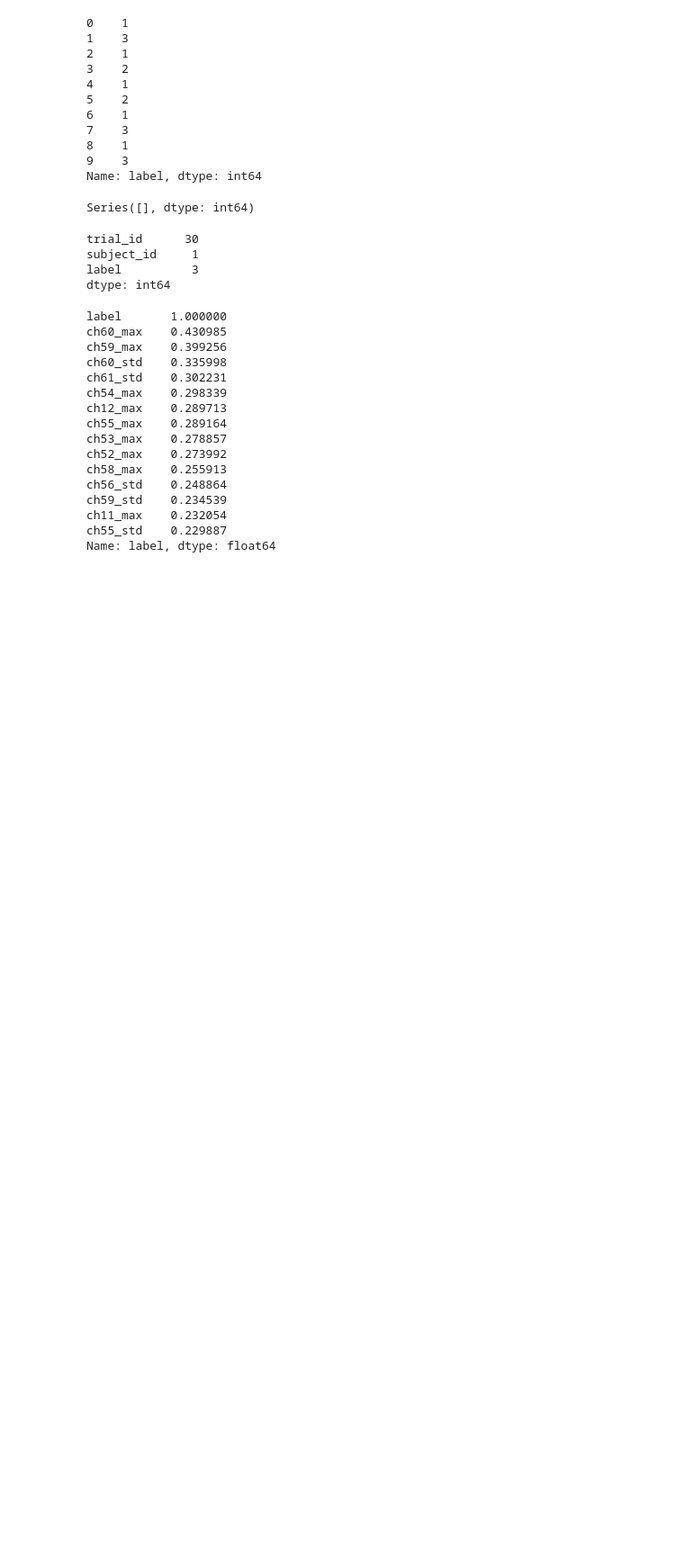
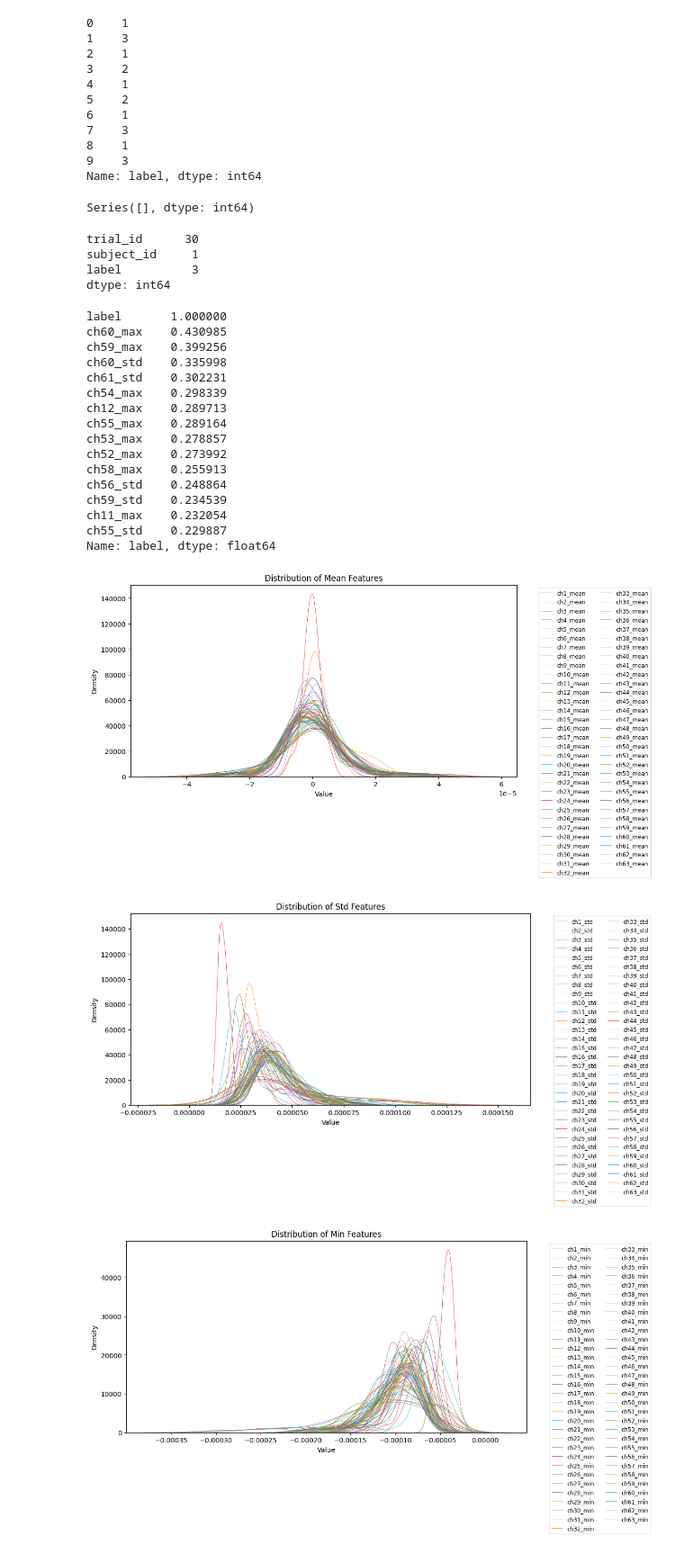
Before and after one commit to miriamlandau1999/predict_hand_imagery, a Jupyter notebook: notebooks/02_exploratory_data_analysis.ipynb, the cells around one changed output. Shown at 90% size. Saved outputs shown, nothing was run; the diff lists cells and outputs as text; code cells hidden in the pictures; blank space fills up the shorter version.

Commit message:
Analyze distribution in 02 notebook. Install seaborn

```diff
--- a/notebooks/02_exploratory_data_analysis.ipynb
+++ b/notebooks/02_exploratory_data_analysis.ipynb
@@ -72,3 +74,36 @@ ch59_std    0.234539
 ch11_max    0.232054
 ch55_std    0.229887
 Name: label, dtype: float64
+# %%
+#Analyze Distribution
+
+#filter group of features per metric
+mean_features = [f'ch{i}_mean' for i in range(1,64)]
+
+std_features = [f'ch{i}_std' for i in range(1,64)]
+
+min_features = [f'ch{i}_min' for i in range(1,64)]
+
+max_features = [f'ch{i}_max' for i in range(1,64)]
+
+#create function to plot each group
+def plot_grouped_distributions(df, feature_group, title):
+    plt.figure(figsize=(12, 6))
+    for feature in feature_group:
+        sns.kdeplot(df[feature], label=feature, linewidth=0.5)
+    plt.title(title)
+    plt.xlabel('Value')
+    plt.ylabel('Density')
+    plt.legend(bbox_to_anchor=(1.05, 1), loc='upper left', ncol=2, fontsize='small')
+    plt.tight_layout()
+    plt.show()
+
+#plot distribution of each group
+plot_grouped_distributions(df, mean_features, "Distribution of Mean Features")
+plot_grouped_distributions(df, std_features, "Distribution of Std Features")
+plot_grouped_distributions(df, min_features, "Distribution of Min Features")
+plot_grouped_distributions(df, max_features, "Distribution of Max Features")
+# %% [output]
+[figure, added]
+[figure, added]
+[figure, added]
```
Also changed, not shown: parts of 8 cells of this notebook, 2 other files.
